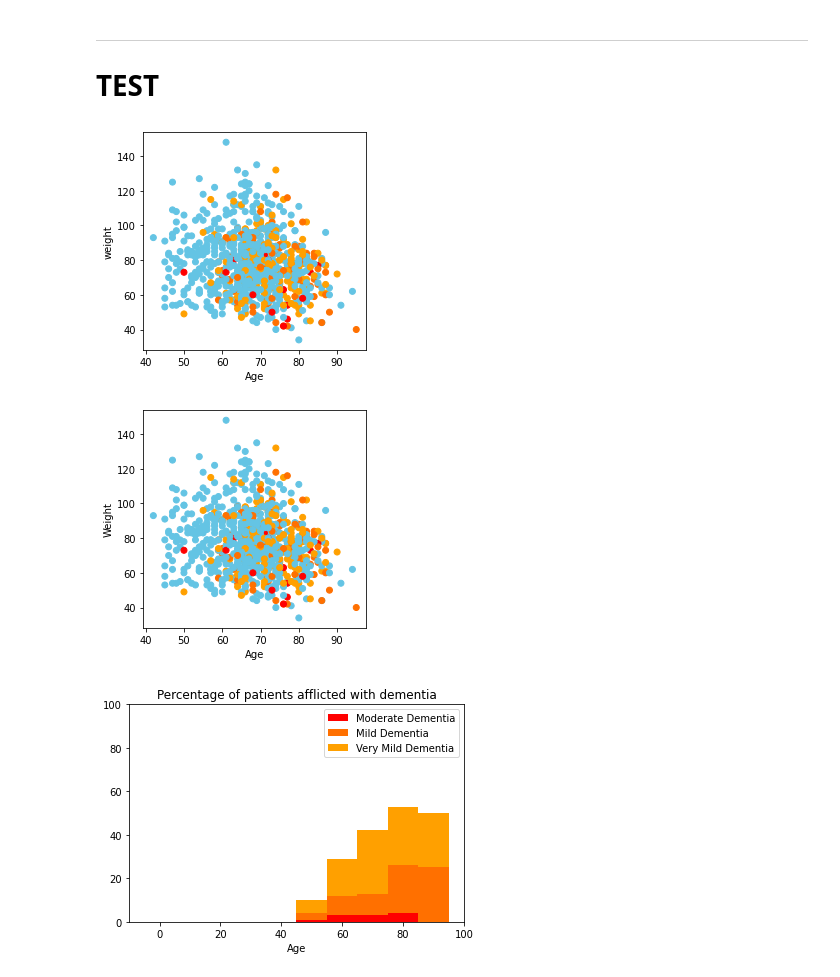
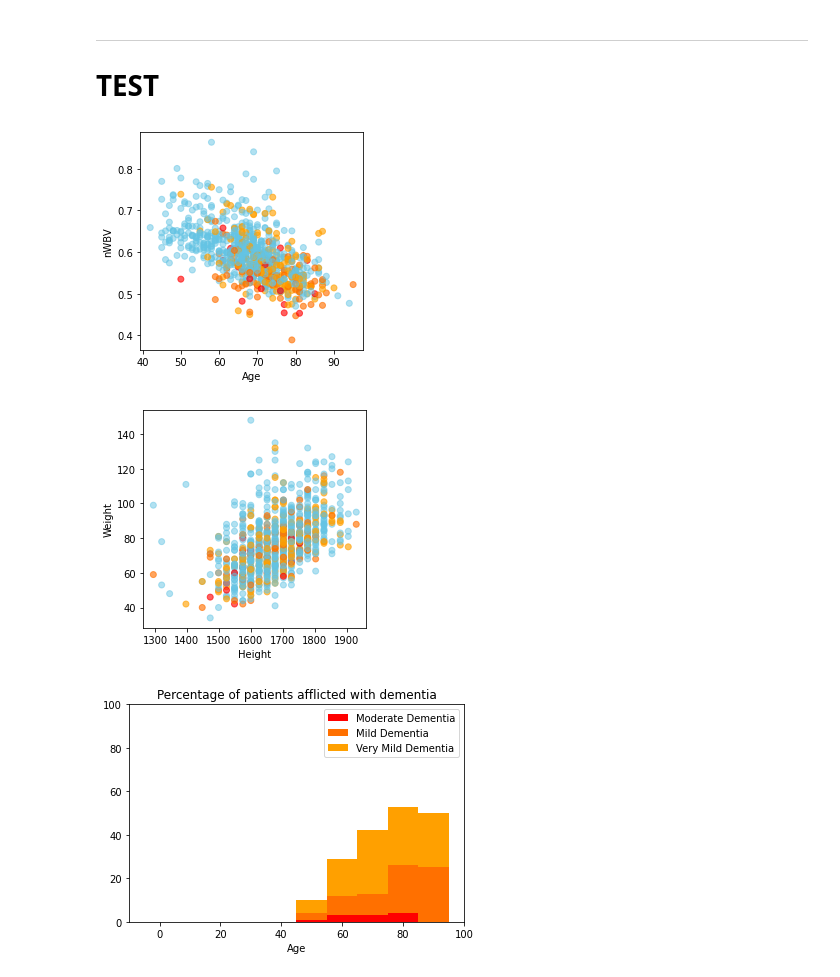
Before and after one commit to xCocco0/alzheimer-recognition, a Jupyter notebook: alzheimer.ipynb, the cells around one changed output. Cells and saved outputs as stored; diff of their text form; code cells hidden in the pictures.

Commit message:
Fixed graphs

```diff
--- a/alzheimer.ipynb
+++ b/alzheimer.ipynb
@@ -23,22 +23,22 @@ df = pd.read_csv("/content/drive/MyDrive/Colab Notebooks/oasis3-normalized.csv")
 fig, ax = plt.subplots(figsize=(4, 4))
 
 ax.scatter(df['Age'], df['nWBV'],
-           c=df['cdr'].map({0.0:'#64C4E4', 0.5:'#FFA000', 1.0:'#FF7000', 2.0:'#FF0000'}))
+           c=df['cdr'].map({0.0:'#64C4E480', 0.5:'#FFA000A0', 1.0:'#FF7000A0', 2.0:'#FF0000A0'}))
 plt.xlabel('Age')
 plt.ylabel('nWBV')
 plt.show()
 # %% [output]
-[figure, old version]
+[figure, new version]
 # %%
 fig, ax = plt.subplots(figsize=(4, 4))
 
-ax.scatter(df['Age'], df['Weight'],
-           c=df['cdr'].map({0.0:'#64C4E4', 0.5:'#FFA000', 1.0:'#FF7000', 2.0:'#FF0000'}))
-plt.xlabel('Age')
+ax.scatter(df['Height'], df['Weight'],
+           c=df['cdr'].map({0.0:'#64C4E480', 0.5:'#FFA000A0', 1.0:'#FF7000A0', 2.0:'#FF0000A0'}))
+plt.xlabel('Height')
 plt.ylabel('Weight')
 plt.show()
 # %% [output]
-[figure, old version]
+[figure, new version]
 # %%
 ages = np.zeros((10,5))
 ages_labels = np.arange(0,100,10)
```
